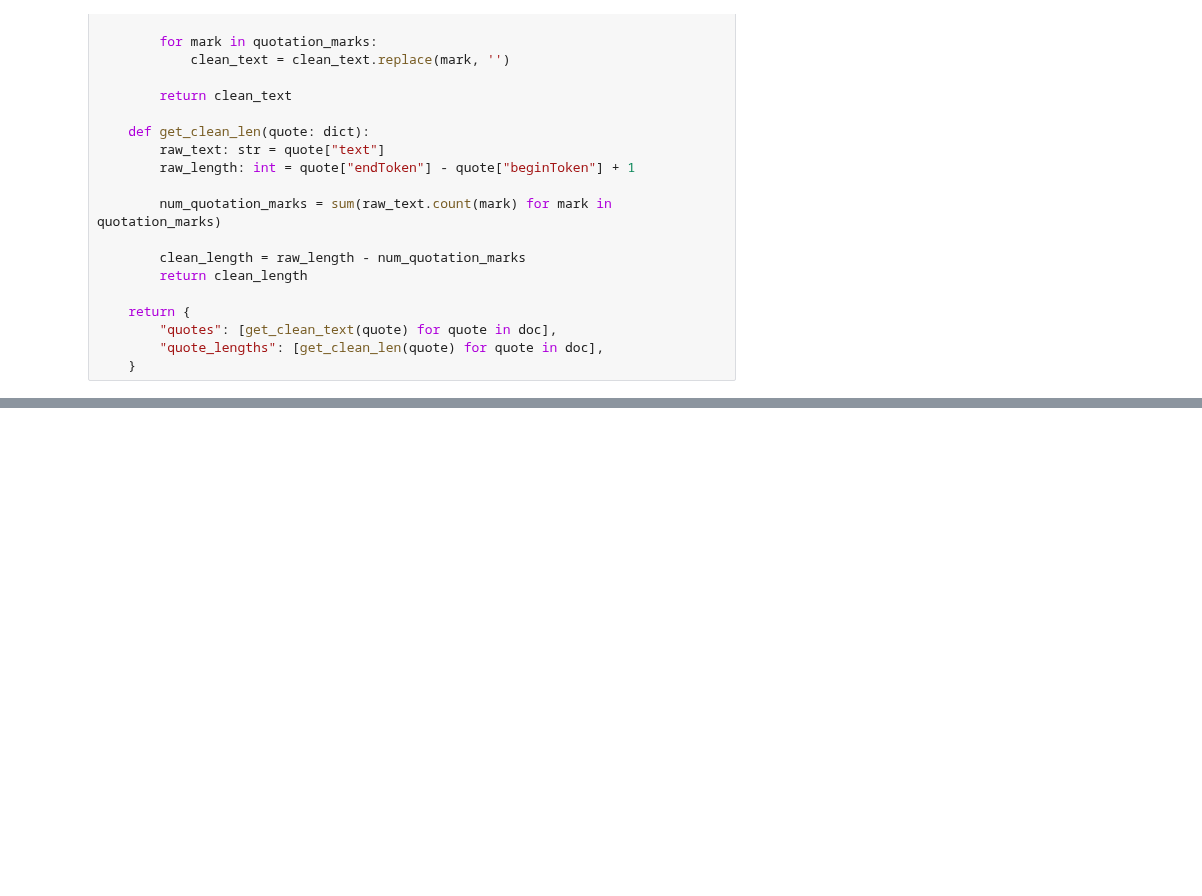
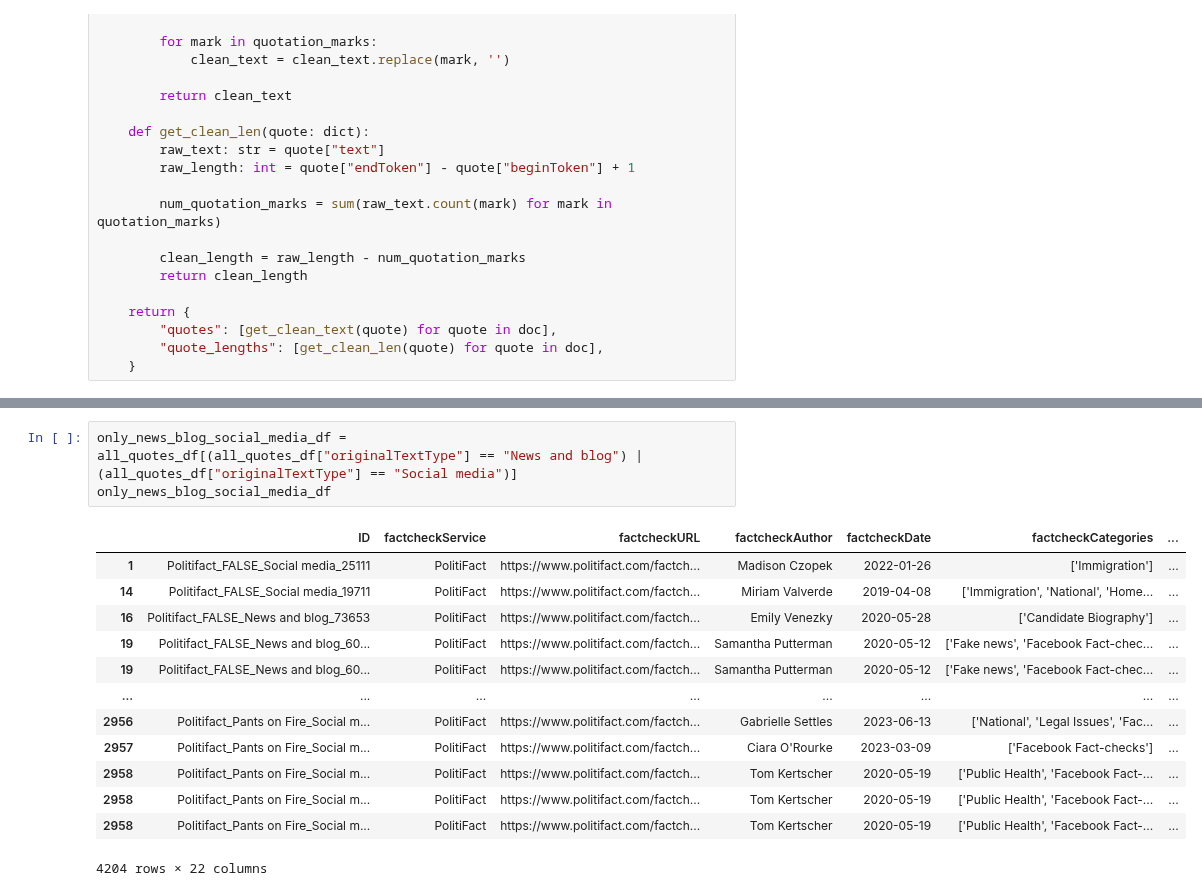
Before and after one commit to sfu-discourse-lab/fake_news_over_time, a Jupyter notebook: quote_extraction.ipynb, the cells around one changed output, grey strips where cells are left out. Saved outputs shown, nothing was run; the diff lists cells and outputs as text; blank space fills up the shorter version.

```diff
--- a/quote_extraction.ipynb
+++ b/quote_extraction.ipynb
@@ -178,0 +227,17 @@ all_quotes_df
+# %%
+only_news_blog_social_media_df = all_quotes_df[(all_quotes_df["originalTextType"] == "News and blog") | (all_quotes_df["originalTextType"] == "Social media")]
+only_news_blog_social_media_df
+# %% [output]
+|  | ID | factcheckService | factcheckURL | factcheckAuthor | factcheckDate | factcheckCategories | ... |
+| 1 | Politifact_FALSE_Social media_25111 | PolitiFact | https://www.politifact.com/factch... | Madison Czopek | 2022-01-26 | ['Immigration'] | ... |
+| 14 | Politifact_FALSE_Social media_19711 | PolitiFact | https://www.politifact.com/factch... | Miriam Valverde | 2019-04-08 | ['Immigration', 'National', 'Home... | ... |
+| 16 | Politifact_FALSE_News and blog_73653 | PolitiFact | https://www.politifact.com/factch... | Emily Venezky | 2020-05-28 | ['Candidate Biography'] | ... |
+| 19 | Politifact_FALSE_News and blog_60... | PolitiFact | https://www.politifact.com/factch... | Samantha Putterman | 2020-05-12 | ['Fake news', 'Facebook Fact-chec... | ... |
+| 19 | Politifact_FALSE_News and blog_60... | PolitiFact | https://www.politifact.com/factch... | Samantha Putterman | 2020-05-12 | ['Fake news', 'Facebook Fact-chec... | ... |
+| ... | ... | ... | ... | ... | ... | ... | ... |
+| 2956 | Politifact_Pants on Fire_Social m... | PolitiFact | https://www.politifact.com/factch... | Gabrielle Settles | 2023-06-13 | ['National', 'Legal Issues', 'Fac... | ... |
+| 2957 | Politifact_Pants on Fire_Social m... | PolitiFact | https://www.politifact.com/factch... | Ciara O'Rourke | 2023-03-09 | ['Facebook Fact-checks'] | ... |
+| 2958 | Politifact_Pants on Fire_Social m... | PolitiFact | https://www.politifact.com/factch... | Tom Kertscher | 2020-05-19 | ['Public Health', 'Facebook Fact-... | ... |
+| 2958 | Politifact_Pants on Fire_Social m... | PolitiFact | https://www.politifact.com/factch... | Tom Kertscher | 2020-05-19 | ['Public Health', 'Facebook Fact-... | ... |
+| 2958 | Politifact_Pants on Fire_Social m... | PolitiFact | https://www.politifact.com/factch... | Tom Kertscher | 2020-05-19 | ['Public Health', 'Facebook Fact-... | ... |
+4204 rows × 22 columns
```
Also changed, not shown: parts of 15 cells of this notebook, 4 other files.
